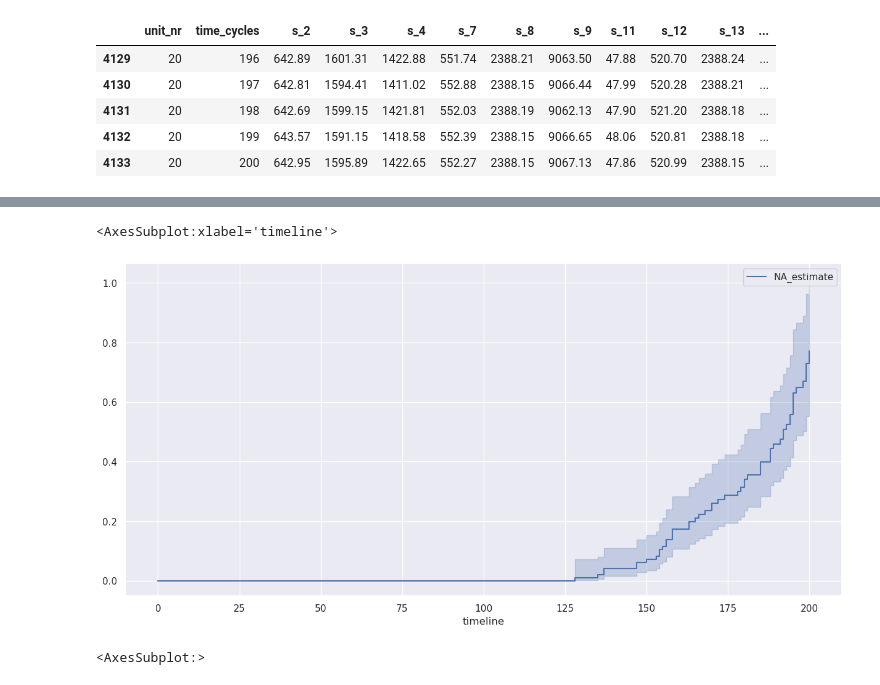
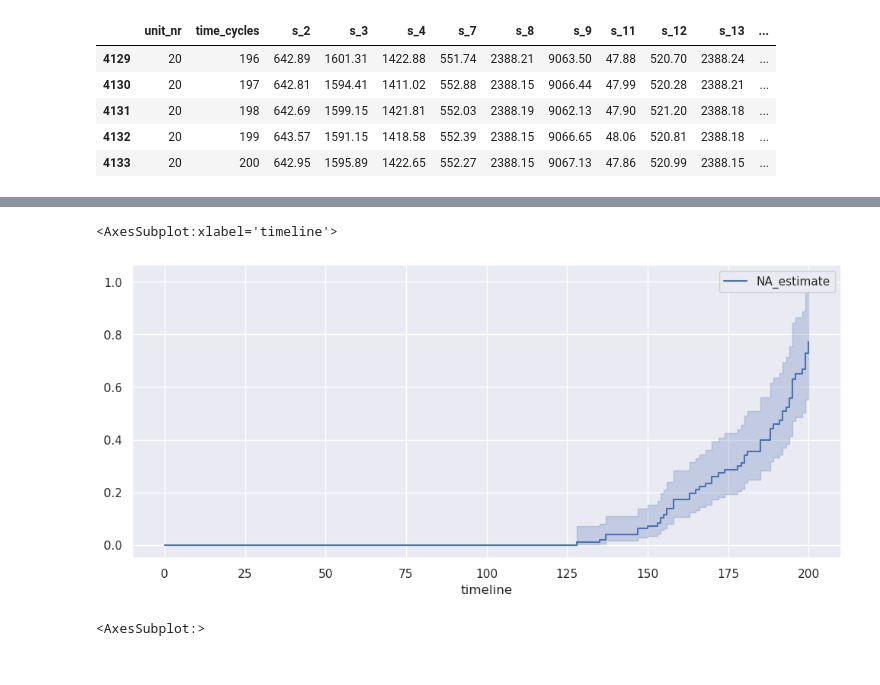
Before and after one commit to xxl4tomxu98/NASA-Jet-Engine-Maintenance, a Jupyter notebook: Survival Analysis/survival.ipynb, the cells around one changed output, grey strips where cells are left out. Saved outputs shown, nothing was run; the diff lists cells and outputs as text; code cells hidden in the pictures.

```diff
--- a/Survival Analysis/survival.ipynb
+++ b/Survival Analysis/survival.ipynb
@@ -124,11 +124,11 @@ data.tail()
 # %%
 naf = NelsonAalenFitter()
 naf.fit(data['time_cycles'], data['breakdown'])
-plt.figure(figsize=(15,7))
+plt.figure(figsize=(12,5))
 naf.plot()
 # %% [output]
 <AxesSubplot:xlabel='timeline'>
-[figure, old version]
+[figure, new version]
 # %%
 wbf = WeibullFitter().fit(data['time_cycles'], data['breakdown'], label='WeibullFitter')
 wbf.plot_survival_function()
```
Also changed, not shown: parts of 5 cells of this notebook.
